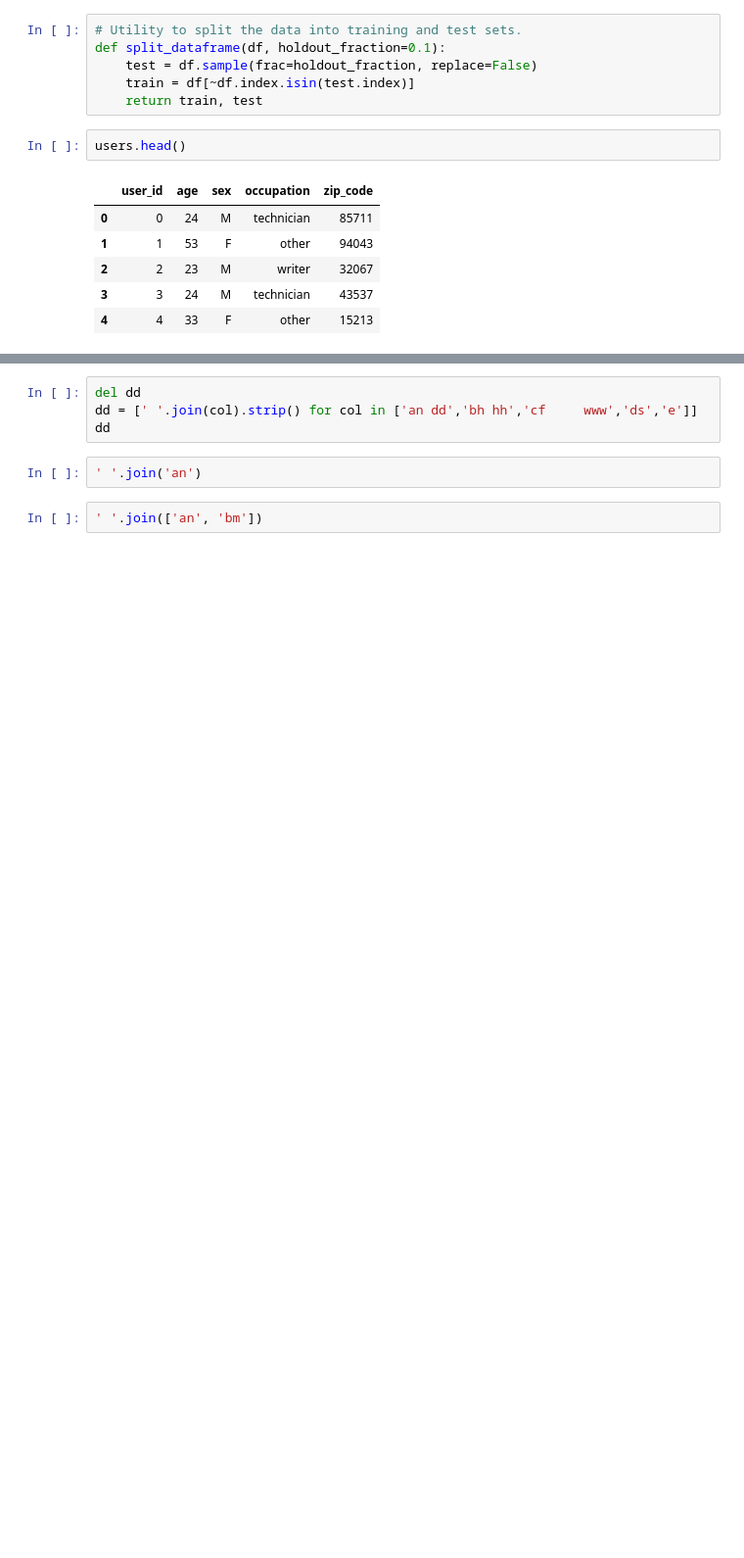
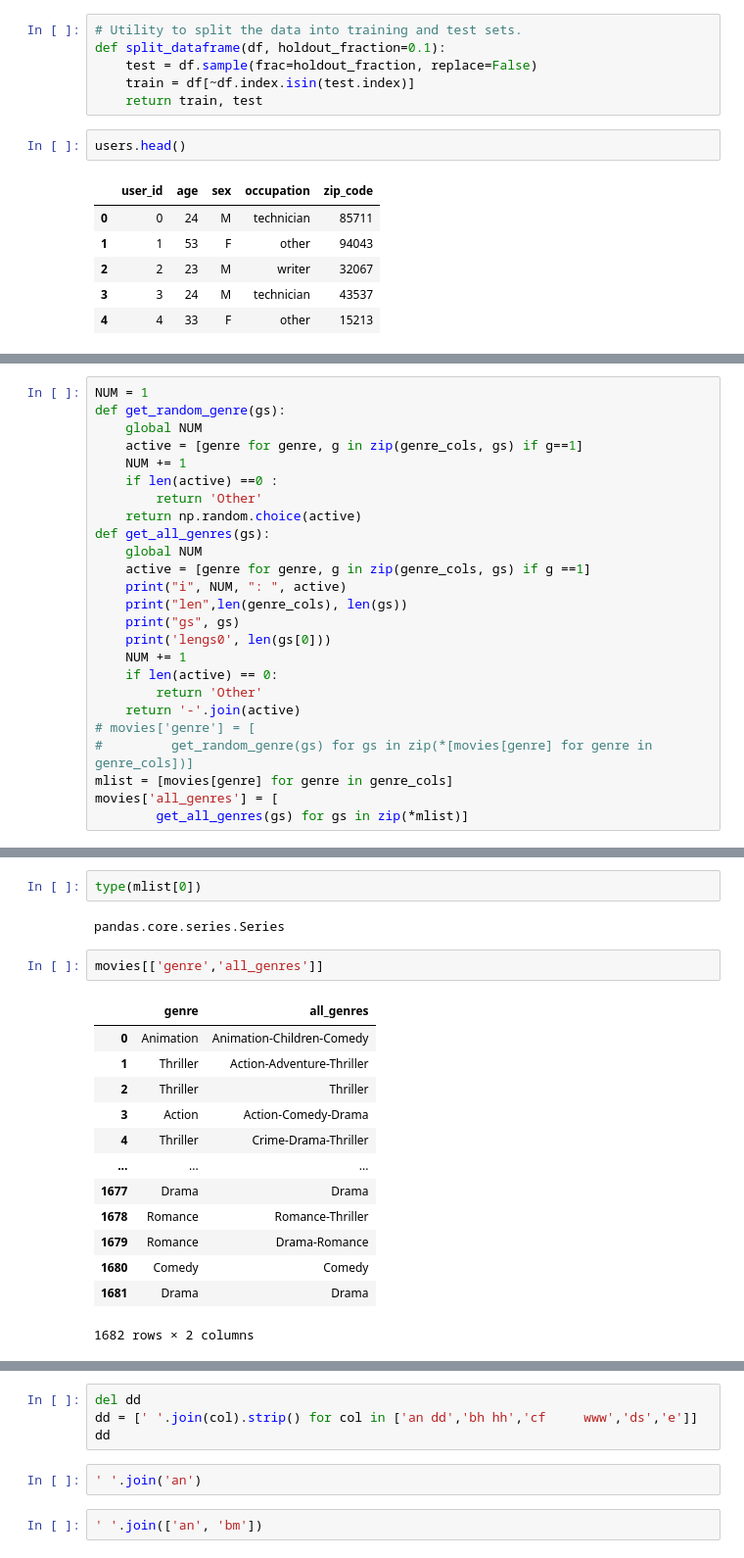
Before and after one commit to fasthill/google-ML-crash-course, a Jupyter notebook: 11 Recommendation Systems with TensorFlow.ipynb, the cells around one changed output, grey strips where cells are left out. Shown at 98% size. Saved outputs shown, nothing was run; the diff lists cells and outputs as text; blank space fills up the shorter version.

```diff
--- a/11 Recommendation Systems with TensorFlow.ipynb
+++ b/11 Recommendation Systems with TensorFlow.ipynb
@@ -221,0 +251,25 @@ a= 10
+# %%
+NUM = 1
+def get_random_genre(gs):
+    global NUM
+    active = [genre for genre, g in zip(genre_cols, gs) if g==1]
+    NUM += 1
+    if len(active) ==0 :
+        return 'Other'
+    return np.random.choice(active)
+def get_all_genres(gs):
+    global NUM
+    active = [genre for genre, g in zip(genre_cols, gs) if g ==1]
+    print("i", NUM, ": ", active)
+    print("len",len(genre_cols), len(gs))
+    print("gs", gs)
+    print('lengs0', len(gs[0]))
+    NUM += 1
+    if len(active) == 0:
+        return 'Other'
+    return '-'.join(active)
+# movies['genre'] = [
+#         get_random_genre(gs) for gs in zip(*[movies[genre] for genre in genre_cols])]
+mlist = [movies[genre] for genre in genre_cols]
+movies['all_genres'] = [
+        get_all_genres(gs) for gs in zip(*mlist)]
@@ -223,0 +288,20 @@ np.random.randragne(1,6)
+# %%
+type(mlist[0])
+# %% [output]
+pandas.core.series.Series
+# %%
+movies[['genre','all_genres']]
+# %% [output]
+|  | genre | all_genres |
+| 0 | Animation | Animation-Children-Comedy |
+| 1 | Thriller | Action-Adventure-Thriller |
+| 2 | Thriller | Thriller |
+| 3 | Action | Action-Comedy-Drama |
+| 4 | Thriller | Crime-Drama-Thriller |
+| ... | ... | ... |
+| 1677 | Drama | Drama |
+| 1678 | Romance | Romance-Thriller |
+| 1679 | Romance | Drama-Romance |
+| 1680 | Comedy | Comedy |
+| 1681 | Drama | Drama |
+1682 rows × 2 columns
```
Also changed, not shown: parts of 11 cells of this notebook.
